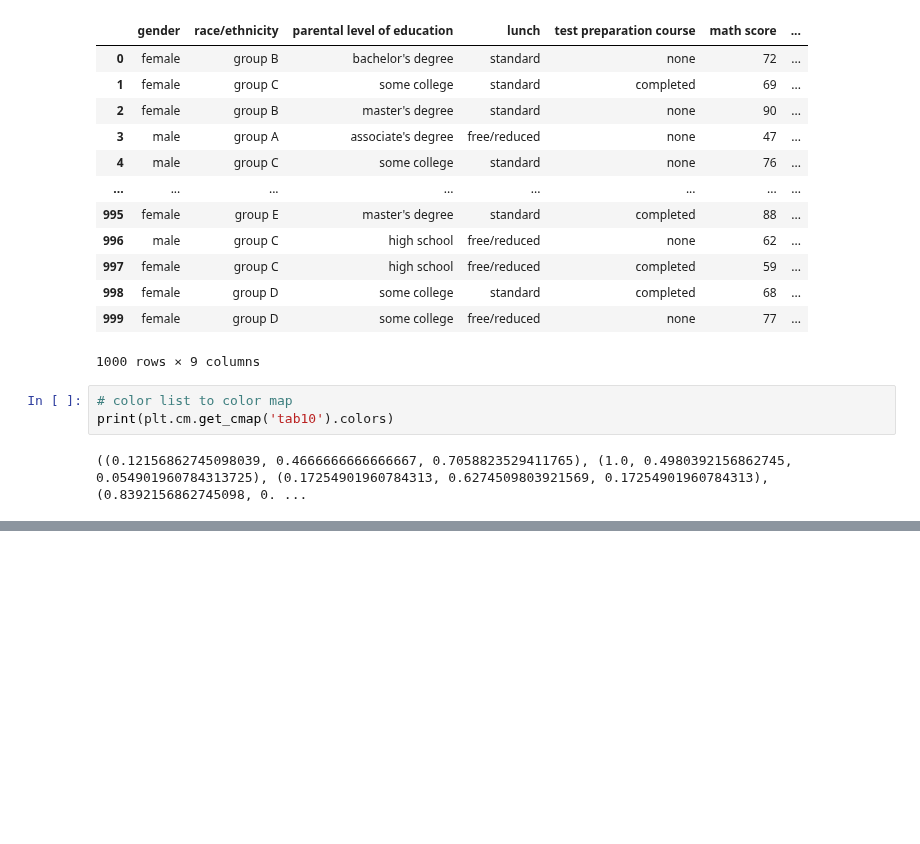
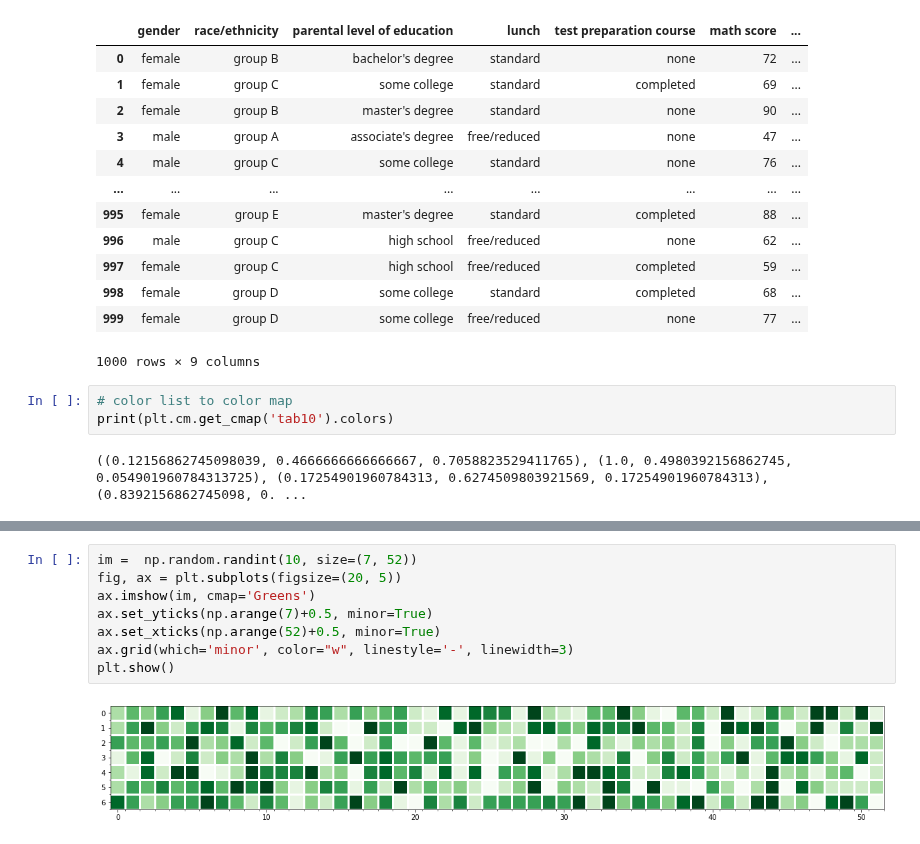
Before and after one commit to updaun/PythonBasic, a Jupyter notebook: data_visualization/color.ipynb, the cells around one changed output, grey strips where cells are left out. Drawn from its saved outputs; the diff is of its cells as text; blank space fills up the shorter version.

```diff
--- a/data_visualization/color.ipynb
+++ b/data_visualization/color.ipynb
@@ -62,0 +99,10 @@ plt.show()
+# %%
+im =  np.random.randint(10, size=(7, 52))
+fig, ax = plt.subplots(figsize=(20, 5))
+ax.imshow(im, cmap='Greens')
+ax.set_yticks(np.arange(7)+0.5, minor=True)
+ax.set_xticks(np.arange(52)+0.5, minor=True)
+ax.grid(which='minor', color="w", linestyle='-', linewidth=3)
+plt.show()
+# %% [output]
+[figure, added]
```
Also changed, not shown: parts of 16 cells of this notebook, 2 other files.
